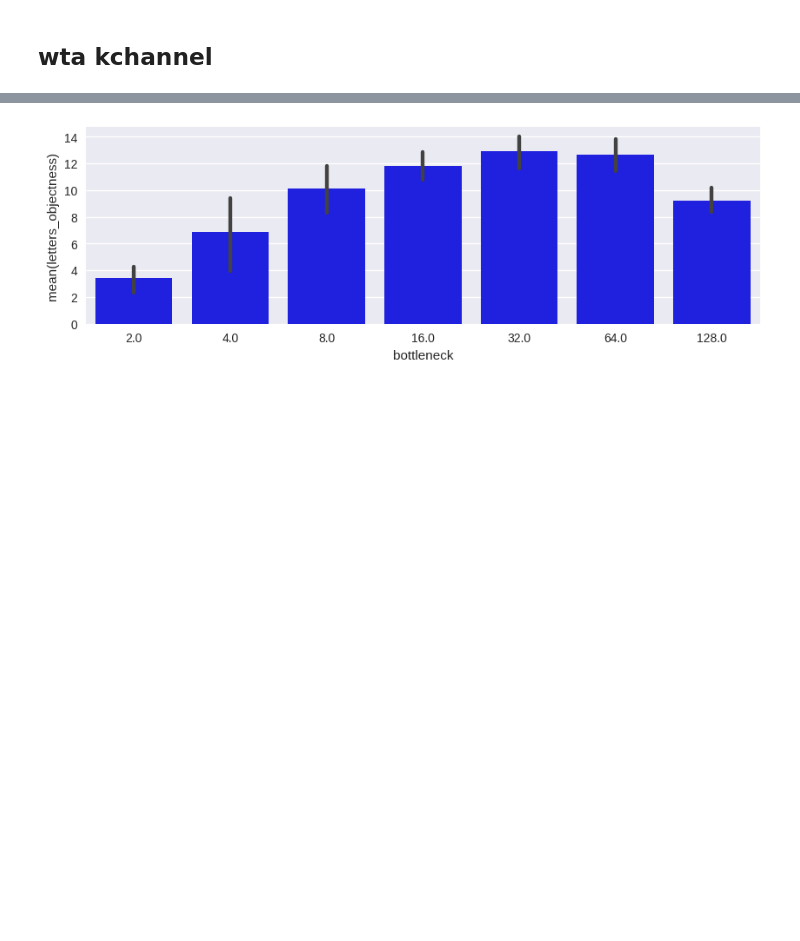
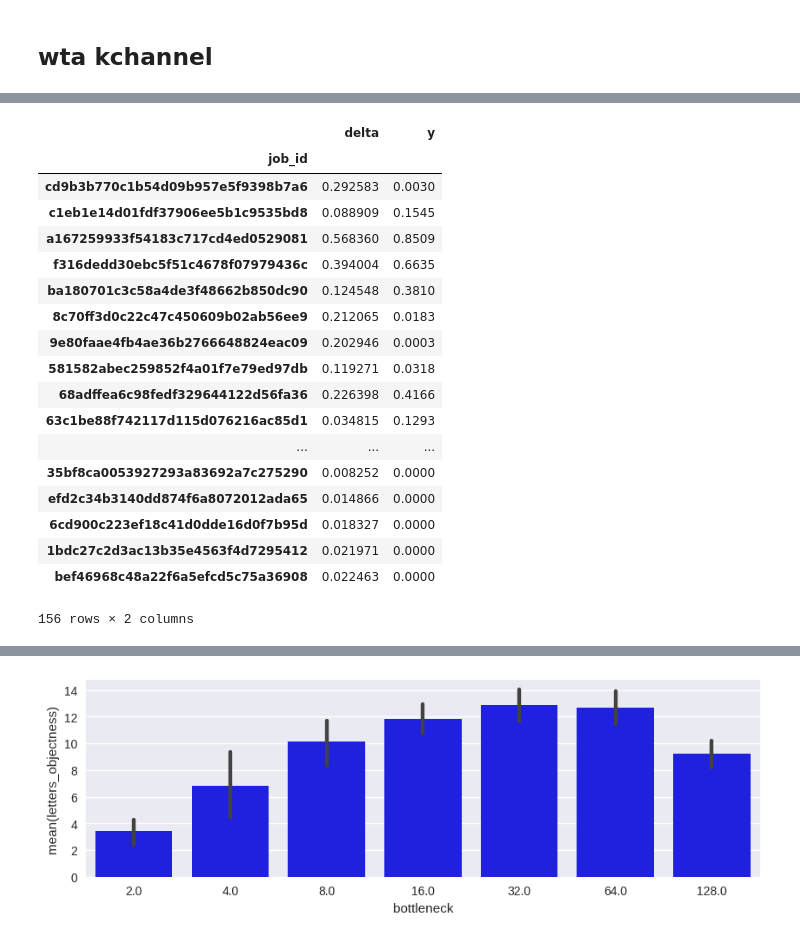
Before and after one commit to mehdidc/out_of_class, a Jupyter notebook: ae/ipynb/analysis.ipynb, the cells around one changed output, grey strips where cells are left out. Saved outputs shown, nothing was run; the diff lists cells and outputs as text; code cells hidden in the pictures; blank space fills up the shorter version.

```diff
--- a/ae/ipynb/analysis.ipynb
+++ b/ae/ipynb/analysis.ipynb
@@ -152,6 +152,6 @@ for j in df.index:
     display(im)
 # %%
 x = df_full[['nb_layers', 'bottleneck', 'stride', 'zero_ratio', 'noise']].fillna(-1)
-y = 20 * df_full['letters_count'] + df_full['letters_objectness']
+y = df_full['recons'].fillna(0.0)
 # %%
 import scikitplot as pl
@@ -164,3 +168,25 @@ pl.estimators.plot_feature_importances(reg, feature_names=x.columns)
+# %%
+pd.DataFrame({'delta': np.abs(reg.predict(x)-y), 'y': y})
+# %% [output]
+|  | delta | y |
+| job_id |  |  |
+| cd9b3b770c1b54d09b957e5f9398b7a6 | 0.292583 | 0.0030 |
+| c1eb1e14d01fdf37906ee5b1c9535bd8 | 0.088909 | 0.1545 |
+| a167259933f54183c717cd4ed0529081 | 0.568360 | 0.8509 |
+| f316dedd30ebc5f51c4678f07979436c | 0.394004 | 0.6635 |
+| ba180701c3c58a4de3f48662b850dc90 | 0.124548 | 0.3810 |
+| 8c70ff3d0c22c47c450609b02ab56ee9 | 0.212065 | 0.0183 |
+| 9e80faae4fb4ae36b2766648824eac09 | 0.202946 | 0.0003 |
+| 581582abec259852f4a01f7e79ed97db | 0.119271 | 0.0318 |
+| 68adffea6c98fedf329644122d56fa36 | 0.226398 | 0.4166 |
+| 63c1be88f742117d115d076216ac85d1 | 0.034815 | 0.1293 |
+| ... | ... | ... |
+| 35bf8ca0053927293a83692a7c275290 | 0.008252 | 0.0000 |
+| efd2c34b3140dd874f6a8072012ada65 | 0.014866 | 0.0000 |
+| 6cd900c223ef18c41d0dde16d0f7b95d | 0.018327 | 0.0000 |
+| 1bdc27c2d3ac13b35e4563f4d7295412 | 0.021971 | 0.0000 |
+| bef46968c48a22f6a5efcd5c75a36908 | 0.022463 | 0.0000 |
+156 rows × 2 columns
 # %%
 df_full.plot('emnist_letters_count', 'emnist_objectness', kind='scatter')
 # %%
```
Also changed, not shown: parts of 10 cells of this notebook, 1 other file.
